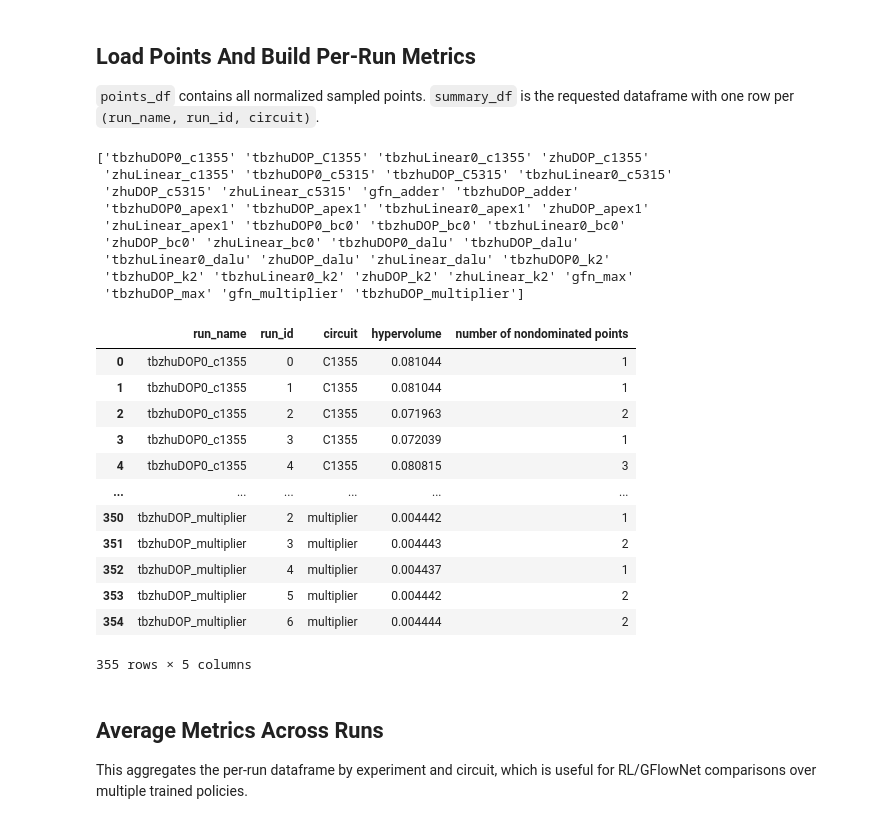
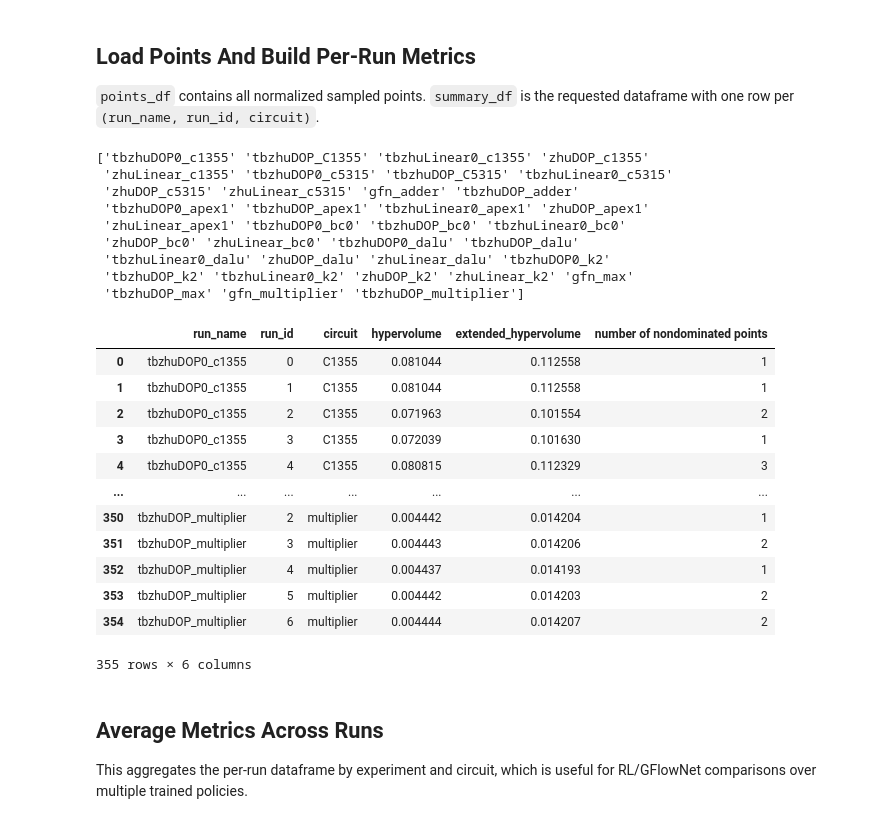
Before and after one commit to CHern0g0r/GFlowCircuit, a Jupyter notebook: ntb/show_report.ipynb, the cells around one changed output. Saved outputs shown, nothing was run; the diff lists cells and outputs as text; code cells hidden in the pictures.

Commit message:
extended hypervolume + uncertainty aware fronts

```diff
--- a/ntb/show_report.ipynb
+++ b/ntb/show_report.ipynb
@@ -55,4 +56,12 @@ The notebook minimizes normalized `(size, depth)`, where the original circuit is
 # %%
+HYPERVOLUME_REFERENCE = (1.0, 1.0)
+EXTENDED_HYPERVOLUME_REFERENCE = (1.05, 1.05)
+EXTENDED_HYPERVOLUME_ORIGINAL_BASELINE = (
+    (EXTENDED_HYPERVOLUME_REFERENCE[0] - 1.0)
+    * (EXTENDED_HYPERVOLUME_REFERENCE[1] - 1.0)
+)
+
+
 def weakly_dominates_min(a, b):
     """Return True when point a weakly dominates point b in minimization space."""
     return a[0] <= b[0] and a[1] <= b[1]
@@ -72,8 +81,8 @@ def pareto_front_min(points):
     ]
 
 
-def hypervolume_min_2d(points, reference=(1.0, 1.0)):
-    """2D minimization hypervolume relative to the original circuit point."""
+def hypervolume_min_2d(points, reference=HYPERVOLUME_REFERENCE):
+    """2D minimization hypervolume relative to the supplied reference point."""
     front = pareto_front_min(points)
     clipped = sorted(
         {
@@ -195,47 +204,50 @@ rows = []
 fronts = {}
 for (run_name, run_id, circuit), group in points_df.groupby(["run_name", "run_id", "circuit"], dropna=False):
     points = list(zip(group["normalized_size"], group["normalized_depth"]))
     front = pareto_front_min(points)
     fronts[(run_name, int(run_id), circuit)] = front
     rows.append(
         {
             "run_name": run_name,
             "run_id": int(run_id),
             "circuit": circuit,
-            "hypervolume": hypervolume_min_2d(front),
+            "hypervolume": hypervolume_min_2d(front, HYPERVOLUME_REFERENCE),
+            "extended_hypervolume": hypervolume_min_2d(
+                front, EXTENDED_HYPERVOLUME_REFERENCE
+            ),
             "number of nondominated points": len(front),
         }
     )
 
 summary_df = pd.DataFrame(rows).sort_values(["circuit", "run_name", "run_id"]).reset_index(drop=True)
 # summary_df['circuit'] = summary_df['circuit'].map(lambda x: x.split('/')[-1].split('.')[0])
 # print((summary_df.loc[0, 'circuit']))
 # summary_df.loc[summary_df['run_name'].str.startswith('ppo')]
 print(summary_df['run_name'].unique())
 summary_df
 # %% [output]
 ['tbzhuDOP0_c1355' 'tbzhuDOP_C1355' 'tbzhuLinear0_c1355' 'zhuDOP_c1355'
  'zhuLinear_c1355' 'tbzhuDOP0_c5315' 'tbzhuDOP_C5315' 'tbzhuLinear0_c5315'
  'zhuDOP_c5315' 'zhuLinear_c5315' 'gfn_adder' 'tbzhuDOP_adder'
  'tbzhuDOP0_apex1' 'tbzhuDOP_apex1' 'tbzhuLinear0_apex1' 'zhuDOP_apex1'
  'zhuLinear_apex1' 'tbzhuDOP0_bc0' 'tbzhuDOP_bc0' 'tbzhuLinear0_bc0'
  'zhuDOP_bc0' 'zhuLinear_bc0' 'tbzhuDOP0_dalu' 'tbzhuDOP_dalu'
  'tbzhuLinear0_dalu' 'zhuDOP_dalu' 'zhuLinear_dalu' 'tbzhuDOP0_k2'
  'tbzhuDOP_k2' 'tbzhuLinear0_k2' 'zhuDOP_k2' 'zhuLinear_k2' 'gfn_max'
  'tbzhuDOP_max' 'gfn_multiplier' 'tbzhuDOP_multiplier']
-|  | run_name | run_id | circuit | hypervolume | number of nondominated points |
-| 0 | tbzhuDOP0_c1355 | 0 | C1355 | 0.081044 | 1 |
-| 1 | tbzhuDOP0_c1355 | 1 | C1355 | 0.081044 | 1 |
-| 2 | tbzhuDOP0_c1355 | 2 | C1355 | 0.071963 | 2 |
-| 3 | tbzhuDOP0_c1355 | 3 | C1355 | 0.072039 | 1 |
-| 4 | tbzhuDOP0_c1355 | 4 | C1355 | 0.080815 | 3 |
-| ... | ... | ... | ... | ... | ... |
-| 350 | tbzhuDOP_multiplier | 2 | multiplier | 0.004442 | 1 |
-| 351 | tbzhuDOP_multiplier | 3 | multiplier | 0.004443 | 2 |
-| 352 | tbzhuDOP_multiplier | 4 | multiplier | 0.004437 | 1 |
-| 353 | tbzhuDOP_multiplier | 5 | multiplier | 0.004442 | 2 |
-| 354 | tbzhuDOP_multiplier | 6 | multiplier | 0.004444 | 2 |
+|  | run_name | run_id | circuit | hypervolume | extended_hypervolume | number of nondominated points |
+| 0 | tbzhuDOP0_c1355 | 0 | C1355 | 0.081044 | 0.112558 | 1 |
+| 1 | tbzhuDOP0_c1355 | 1 | C1355 | 0.081044 | 0.112558 | 1 |
+| 2 | tbzhuDOP0_c1355 | 2 | C1355 | 0.071963 | 0.101554 | 2 |
+| 3 | tbzhuDOP0_c1355 | 3 | C1355 | 0.072039 | 0.101630 | 1 |
+| 4 | tbzhuDOP0_c1355 | 4 | C1355 | 0.080815 | 0.112329 | 3 |
+| ... | ... | ... | ... | ... | ... | ... |
+| 350 | tbzhuDOP_multiplier | 2 | multiplier | 0.004442 | 0.014204 | 1 |
+| 351 | tbzhuDOP_multiplier | 3 | multiplier | 0.004443 | 0.014206 | 2 |
+| 352 | tbzhuDOP_multiplier | 4 | multiplier | 0.004437 | 0.014193 | 1 |
+| 353 | tbzhuDOP_multiplier | 5 | multiplier | 0.004442 | 0.014203 | 2 |
+| 354 | tbzhuDOP_multiplier | 6 | multiplier | 0.004444 | 0.014207 | 2 |
-355 rows × 5 columns
+355 rows × 6 columns
 # %% [markdown]
 ## Average Metrics Across Runs
 
```
Also changed, not shown: parts of 11 cells of this notebook.
